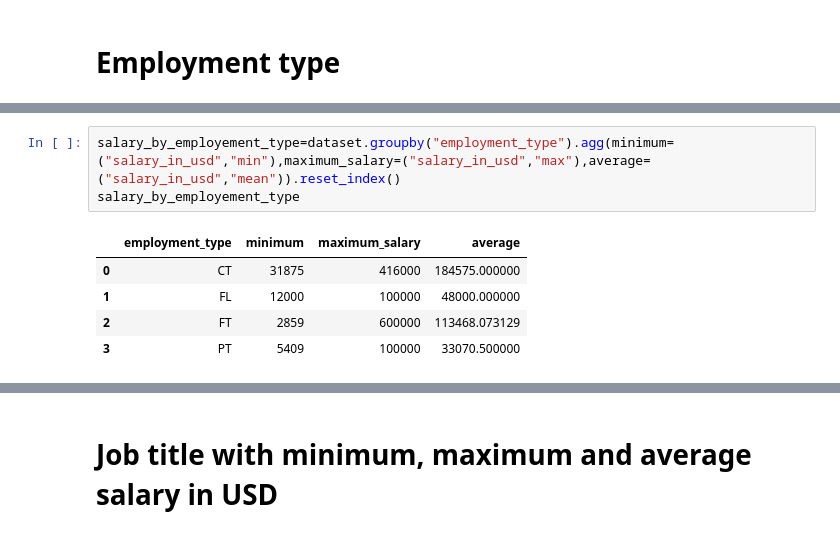
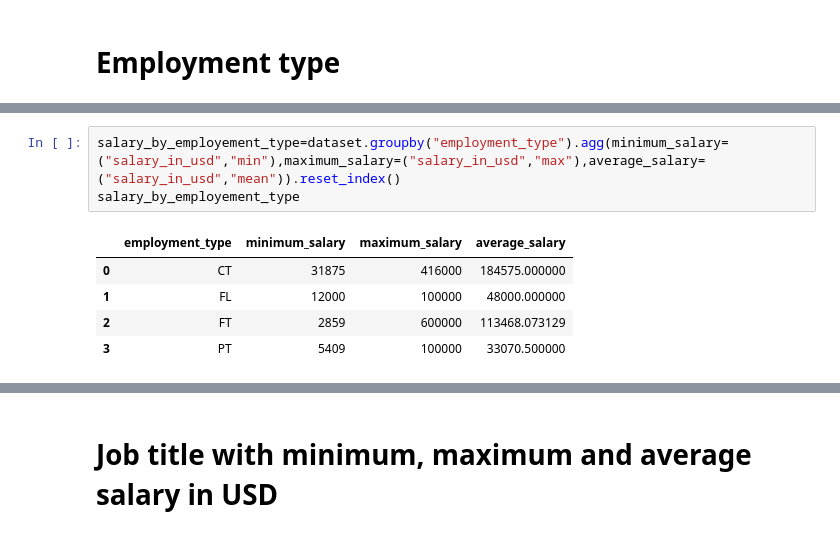
Before and after one commit to ehetshamshaukat/data-science-job-salaries, a Jupyter notebook: data-science-job-salaries-analysis.ipynb, the cells around one changed output, grey strips where cells are left out. Saved outputs shown, nothing was run; the diff lists cells and outputs as text.

```diff
--- a/data-science-job-salaries-analysis.ipynb
+++ b/data-science-job-salaries-analysis.ipynb
@@ -144,8 +356,8 @@ employment_type=dataset["employment_type"].unique()
 # %%
-salary_by_employement_type=dataset.groupby("employment_type").agg(minimum=("salary_in_usd","min"),maximum_salary=("salary_in_usd","max"),average=("salary_in_usd","mean")).reset_index()
+salary_by_employement_type=dataset.groupby("employment_type").agg(minimum_salary=("salary_in_usd","min"),maximum_salary=("salary_in_usd","max"),average_salary=("salary_in_usd","mean")).reset_index()
 salary_by_employement_type
 # %% [output]
-|  | employment_type | minimum | maximum_salary | average |
+|  | employment_type | minimum_salary | maximum_salary | average_salary |
 | 0 | CT | 31875 | 416000 | 184575.000000 |
 | 1 | FL | 12000 | 100000 | 48000.000000 |
 | 2 | FT | 2859 | 600000 | 113468.073129 |
```
Also changed, not shown: parts of 71 cells of this notebook.
